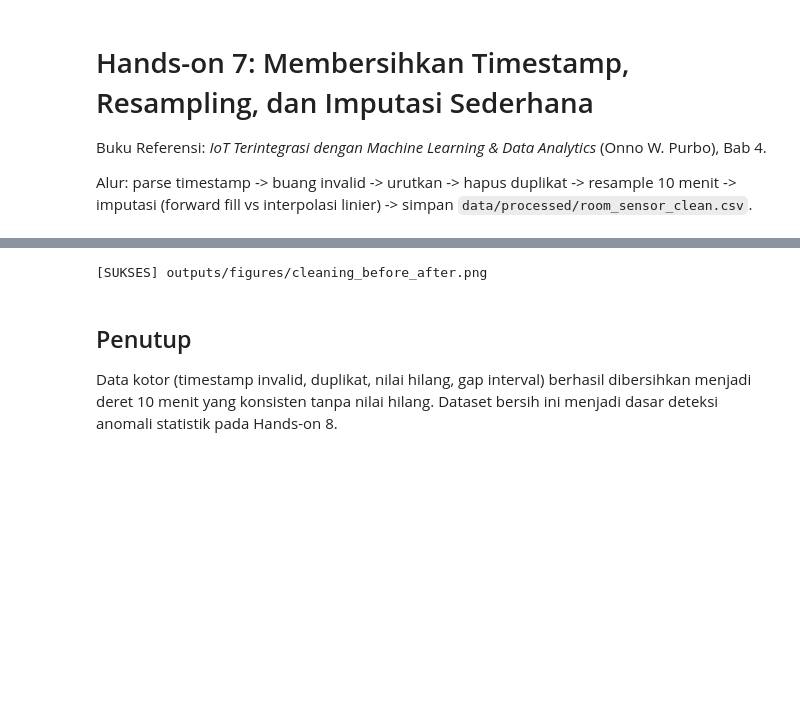
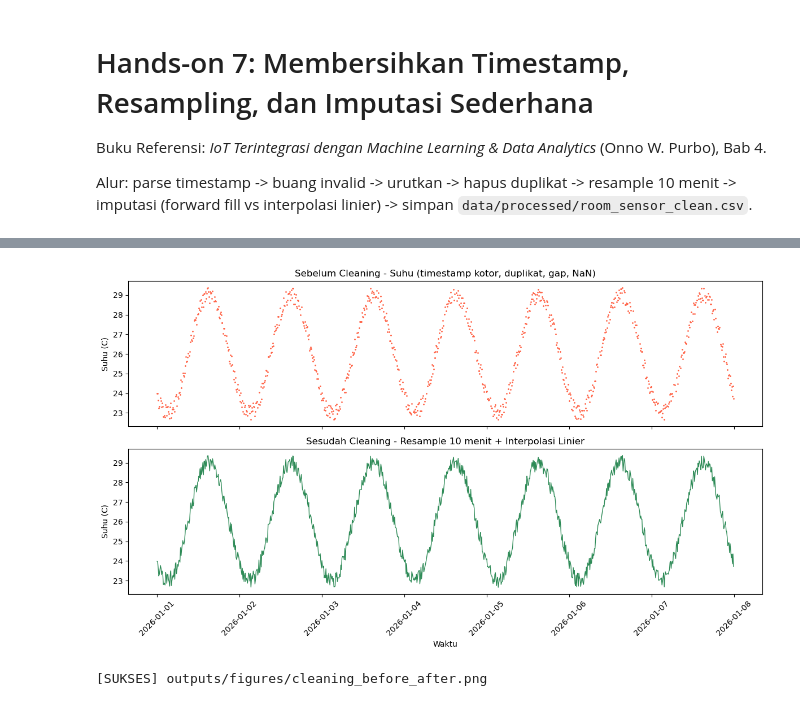
Before and after one commit to sulhanfuadi/iot-ml-book, a Jupyter notebook: notebooks/06_cleaning_resampling.ipynb, the cells around one changed output, grey strips where cells are left out. Drawn from its saved outputs; the diff is of its cells as text; code cells hidden in the pictures; blank space fills up the shorter version.

```diff
--- a/notebooks/06_cleaning_resampling.ipynb
+++ b/notebooks/06_cleaning_resampling.ipynb
@@ -66,33 +416,28 @@ Jumlah baris setelah clean timestamp: 968
 # %%
-import matplotlib
-matplotlib.use("Agg")
+%matplotlib inline
 import matplotlib.pyplot as plt
 import pandas as pd
+from pathlib import Path
 
 df_dirty = pd.read_csv("data/raw/room_sensor_dirty.csv")
 df_dirty["timestamp"] = pd.to_datetime(df_dirty["timestamp"], errors="coerce")
 df_dirty = df_dirty.dropna(subset=["timestamp"]).sort_values("timestamp")
 df_clean = pd.read_csv("data/processed/room_sensor_clean.csv", parse_dates=["timestamp"])
 
 fig, axes = plt.subplots(2, 1, figsize=(12, 7), sharex=True)
 axes[0].plot(df_dirty["timestamp"], df_dirty["temperature_c"], ".", ms=2, color="tomato")
 axes[0].set_title("Sebelum Cleaning - Suhu (timestamp kotor, duplikat, gap, NaN)")
 axes[0].set_ylabel("Suhu (C)")
 axes[1].plot(df_clean["timestamp"], df_clean["temperature_c"], "-", lw=1, color="seagreen")
 axes[1].set_title("Sesudah Cleaning - Resample 10 menit + Interpolasi Linier")
 axes[1].set_ylabel("Suhu (C)")
 axes[1].set_xlabel("Waktu")
 plt.xticks(rotation=45)
 plt.tight_layout()
 Path("outputs/figures").mkdir(parents=True, exist_ok=True)
 plt.savefig("outputs/figures/cleaning_before_after.png")
 plt.show()
 print("[SUKSES] outputs/figures/cleaning_before_after.png")
 # %% [output]
+[figure, added]
 [SUKSES] outputs/figures/cleaning_before_after.png
-# %% [markdown]
-## Penutup
-
-Data kotor (timestamp invalid, duplikat, nilai hilang, gap interval) berhasil dibersihkan
-menjadi deret 10 menit yang konsisten tanpa nilai hilang. Dataset bersih ini menjadi dasar
-deteksi anomali statistik pada Hands-on 8.
```
Also changed, not shown: parts of 16 cells of this notebook, 2 other files.
